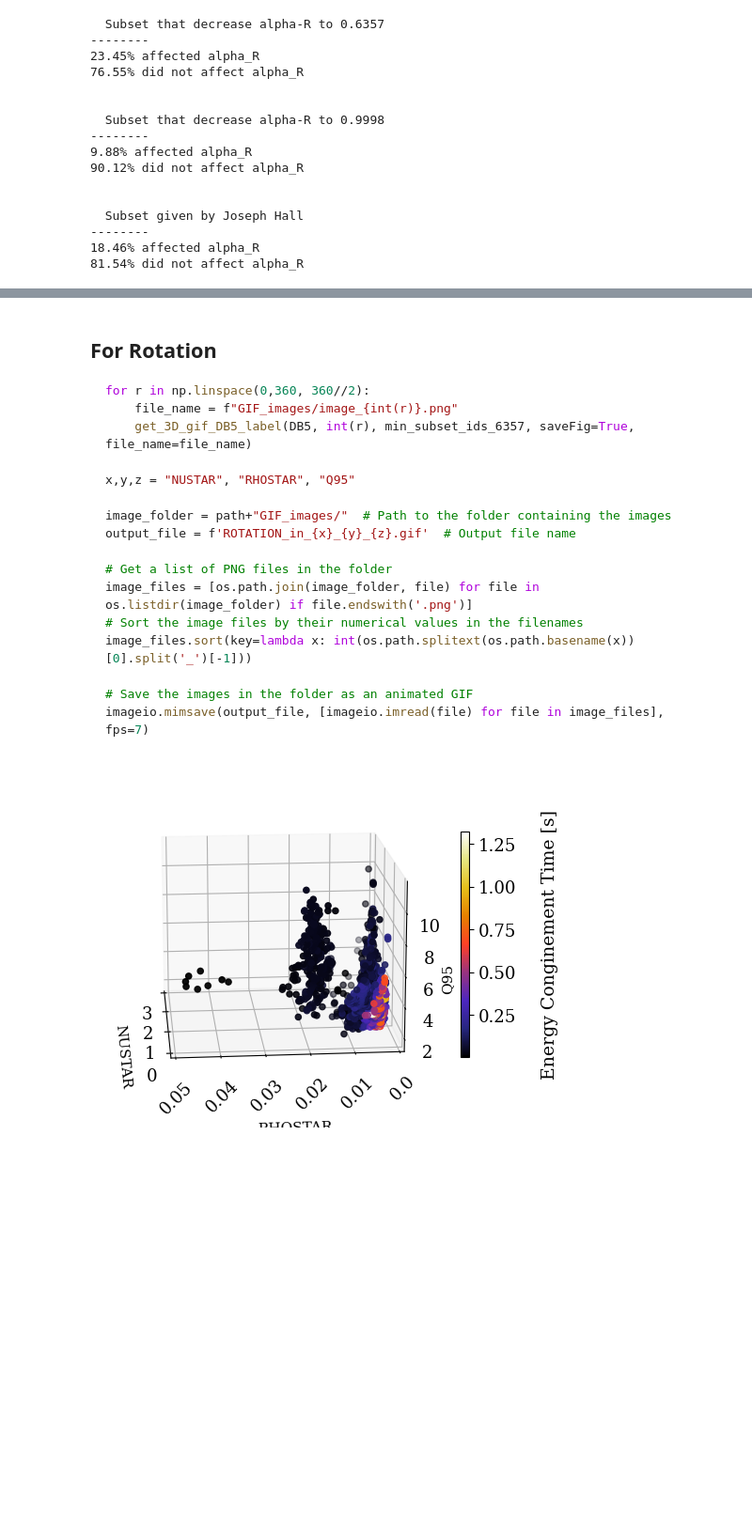
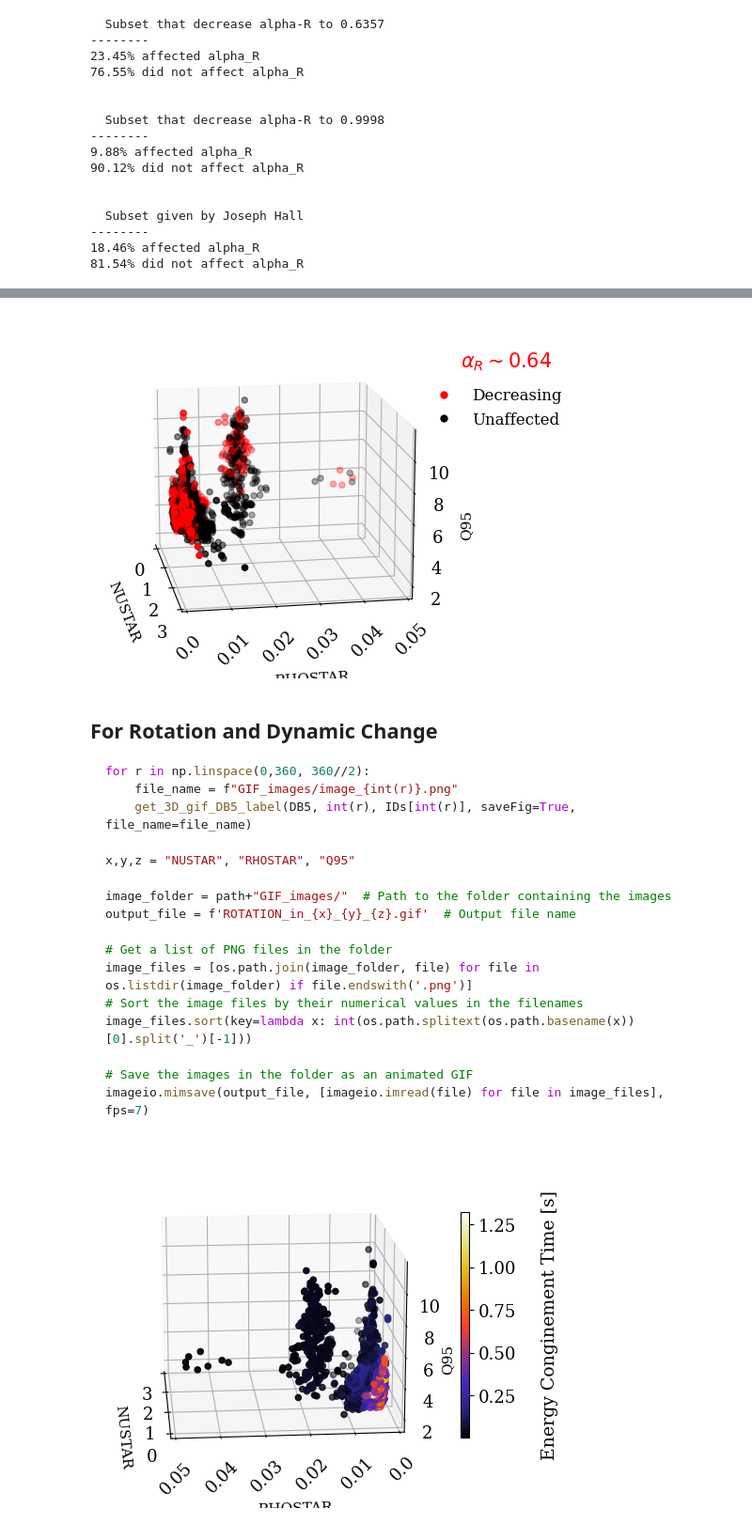
Before and after one commit to Chinnasf/FUSION-EP-Master-Thesis, a Jupyter notebook: Tokamak Interpretation/GIF/RHO_NUSTAR_ ( Q95 | BETASTAR ).ipynb, the cells around one changed output, grey strips where cells are left out. Shown at 94% size. Cells and saved outputs as stored; diff of their text form; code cells hidden in the pictures; blank space fills up the shorter version.

````diff
--- a/Tokamak Interpretation/GIF/RHO_NUSTAR_ ( Q95 | BETASTAR ).ipynb
+++ b/Tokamak Interpretation/GIF/RHO_NUSTAR_ ( Q95 | BETASTAR ).ipynb
@@ -298,10 +386,22 @@ def get_3D_gif_DB5_label(db5, rotation, indxs, saveFig=False, file_name=""):
     ax.set_yticks(ax.get_yticks())
     ax.set_yticklabels(ax.get_yticks(), rotation=45)
 
+    colors_dict = {"Decreasing":"red", "Unaffected":"black"}
+    legend_elements = []
+    for category, color in colors_dict.items():
+            legend_elements.append(plt.Line2D([1], [1], marker='o',
+                                   color='w', label=category, markerfacecolor=color, markersize=7))
+    legend = ax.legend(handles=legend_elements, frameon=False,
+                 loc='upper right', bbox_to_anchor=(1.37, 0.85), fontsize=12)
+
+    ax.annotate(f"$\\alpha_R \\sim {alpha}$", xy=(1.04, 0.87), xycoords='axes fraction',
+                 fontsize=15, color="red")
+
+    """
     ax.text(max(data[x])*1.17, -min(data[y]), max(data[z]*0.75), 'Decreasing', color='red', fontsize=12)
     ax.text(max(data[x])*1.17, -min(data[y]), max(data[z]*0.85), 'Unaffected', color='black', fontsize=12)
     ax.text(max(data[x])*1.1, -min(data[y]), max(data[z]), f"$\\alpha_R \\sim$ {alpha}", color='black', fontsize=15)
-
+    """
 
     ax.view_init(elev=15, azim=rotation)
 
@@ -310,4 +410,6 @@ def get_3D_gif_DB5_label(db5, rotation, indxs, saveFig=False, file_name=""):
         #plt.savefig(path + file_name, format="pdf", dpi=800)
         plt.close()
 # %%
-#get_3D_gif_DB5_label(DB5, 200, min_subset_ids_6357, saveFig=True, file_name="test_label.pdf")
+get_3D_gif_DB5_label(DB5, 350, min_subset_ids_6357, saveFig=False, file_name="test_label")
+# %% [output]
+[figure, added]
@@ -314,10 +433,10 @@ def get_3D_gif_DB5_label(db5, rotation, indxs, saveFig=False, file_name=""):
 # %% [markdown]
-## For Rotation
+## For Rotation and Dynamic Change
 
 ```Python
 for r in np.linspace(0,360, 360//2):
     file_name = f"GIF_images/image_{int(r)}.png"
-    get_3D_gif_DB5_label(DB5, int(r), min_subset_ids_6357, saveFig=True, file_name=file_name)
+    get_3D_gif_DB5_label(DB5, int(r), IDs[int(r)], saveFig=True, file_name=file_name)
 
 x,y,z = "NUSTAR", "RHOSTAR", "Q95"
 
````
Also changed, not shown: parts of 18 cells of this notebook, 1 other file.
